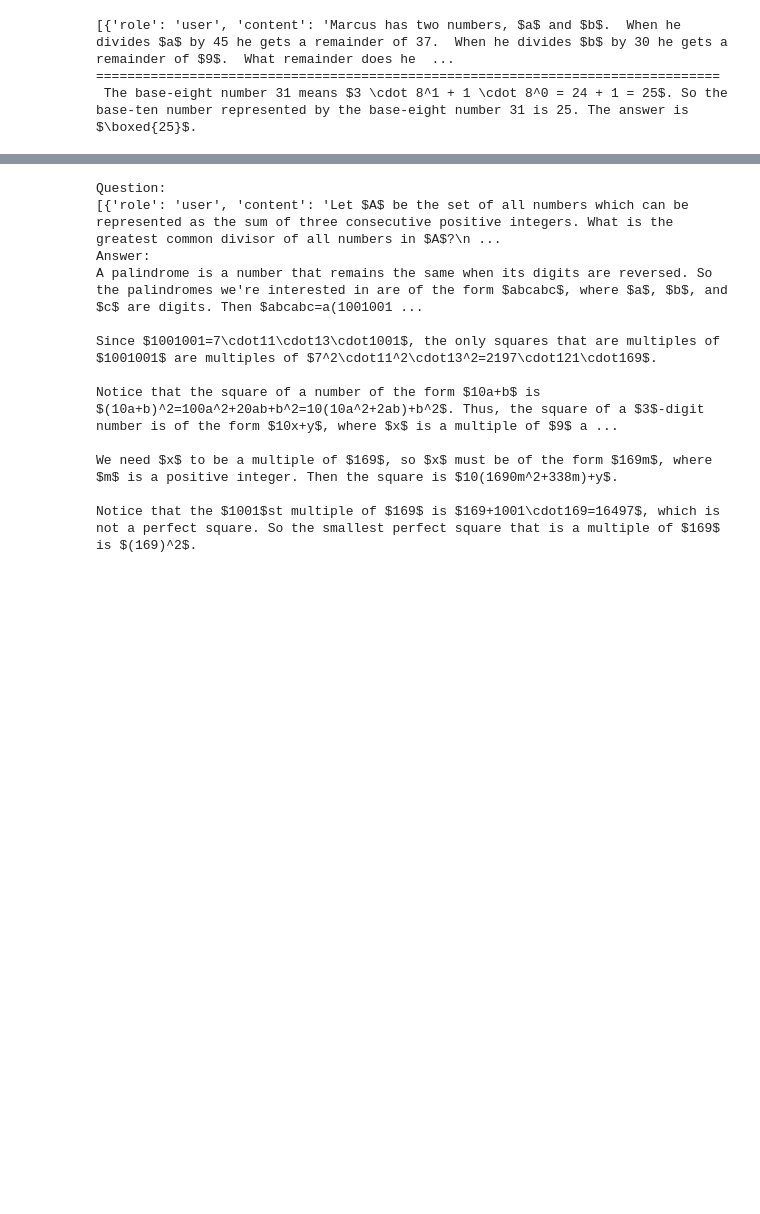
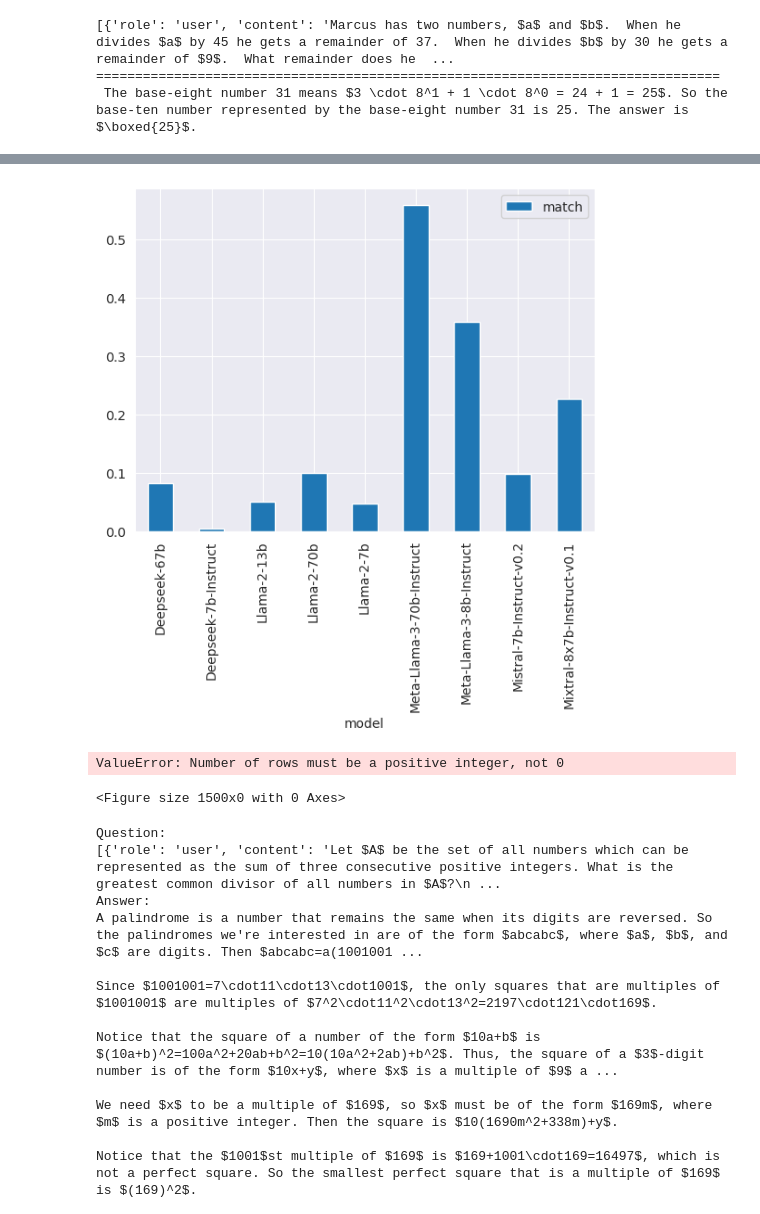
Before and after one commit to kaifronsdal/TheoremSense, a Jupyter notebook: theoremsense/eval_metric.ipynb, the cells around one changed output, grey strips where cells are left out. Drawn from its saved outputs; the diff is of its cells as text; code cells hidden in the pictures; blank space fills up the shorter version.

```diff
--- a/theoremsense/eval_metric.ipynb
+++ b/theoremsense/eval_metric.ipynb
@@ -144,7 +209,26 @@ def apply_metric(predictions, metric, datasets):
 # %%
-from tqdm.auto import tqdm
-
-apply_metric(predictions, BoxedMatch, datasets)
+boxed_match = apply_metric(predictions, BoxedMatch, datasets)
+boxed_accuracy = boxed_match.groupby(['model', 'method'])['match'].mean().reset_index().plot(kind='bar', x='model',
+                                                                                             y='match')
+# %% [output]
+[figure, added]
+# %%
+import seaborn as sns
+import matplotlib.pyplot as plt
+
+# plot each dataset on a separate subplot
+g = sns.relplot(
+    data=boxed_accuracy,
+    x='model',
+    y='match',
+    hue='model',
+    col='dataset',
+    # kind='bar',
+    col_wrap=3,
+)
+# %% [output]
+ValueError: Number of rows must be a positive integer, not 0
+<Figure size 1500x0 with 0 Axes>
 # %%
 i = 5
 print('Question:')
```
Also changed, not shown: parts of 17 cells of this notebook, 5 other files.
